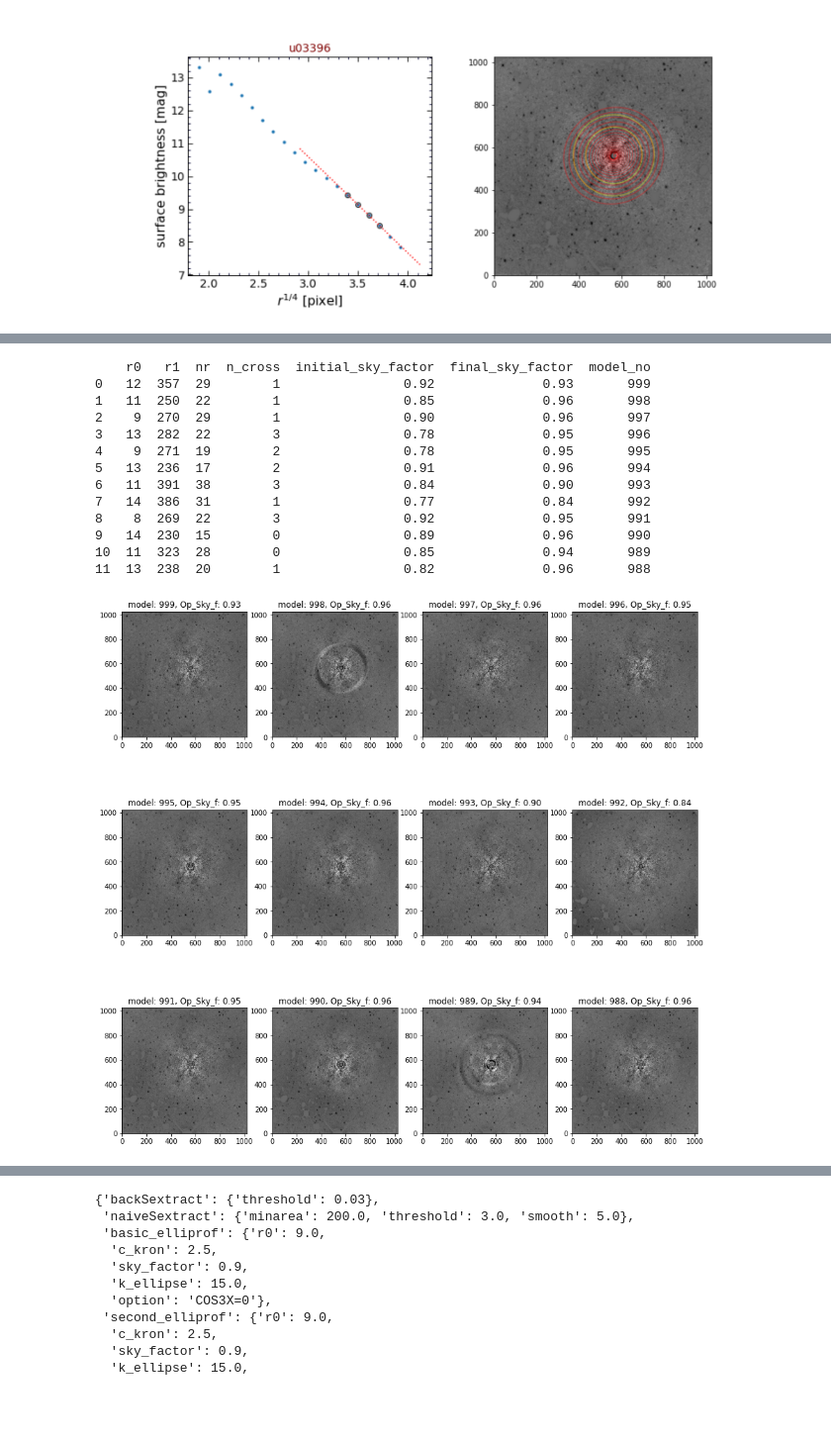
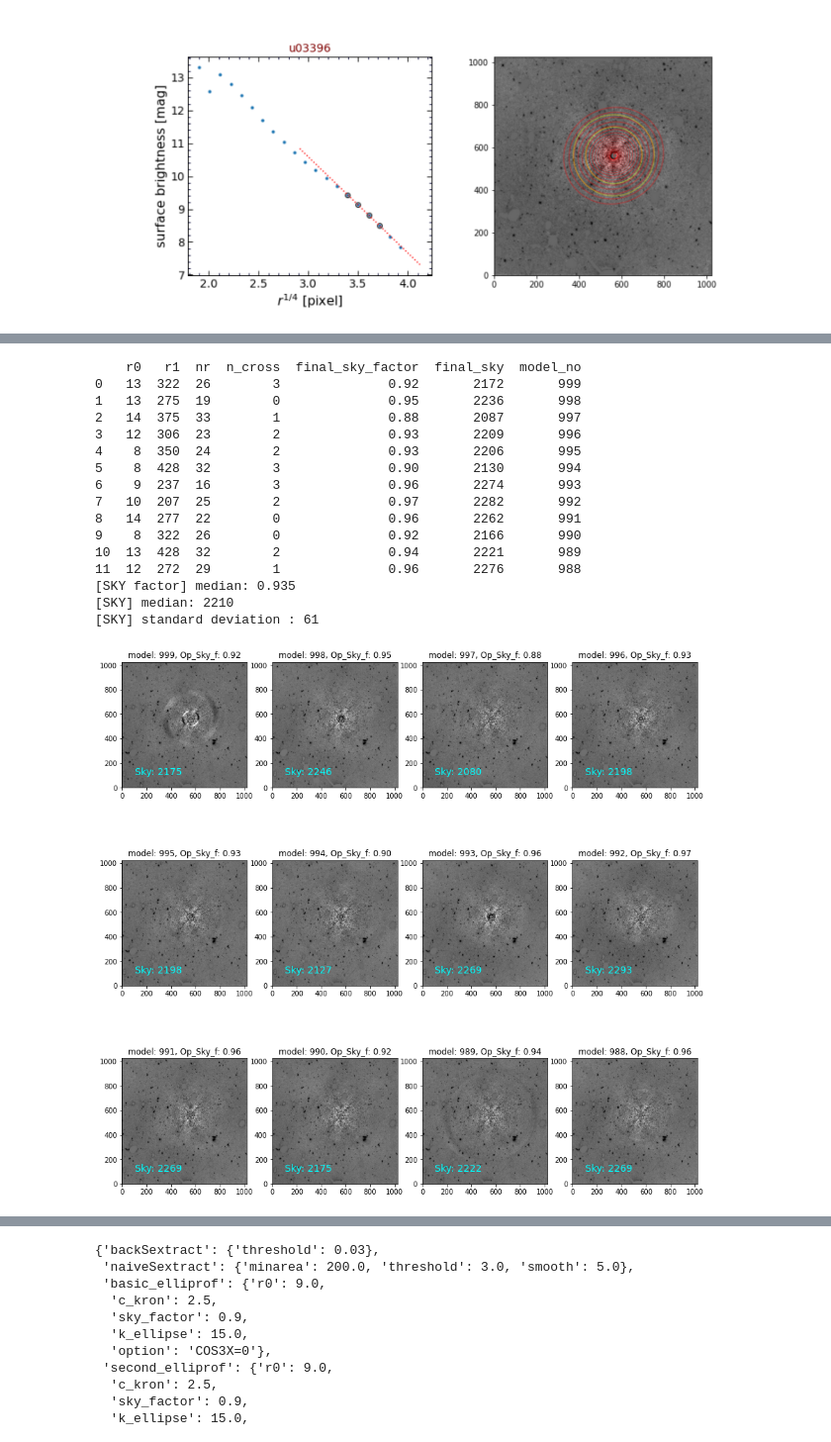
Before and after one commit to ekourkchi/old-SBF, a Jupyter notebook: notebooks/SeePlots_elliprof_function.ipynb, the cells around one changed output, grey strips where cells are left out. Shown: that part at 99% size. Saved outputs shown, nothing was run; the diff lists cells and outputs as text; code cells hidden in the pictures; blank space fills up the shorter version.

Commit message:
adding the median sky value, and related updates

```diff
--- a/notebooks/SeePlots_elliprof_function.ipynb
+++ b/notebooks/SeePlots_elliprof_function.ipynb
@@ -80,3 +80,8 @@ if exists(logFile):
 else:
     print("There is no log-file. \nPlease run elliprof to generate the log file and the relevant plots.")
     print("Elliprof notebook name: \"Run_elliprof_function.ipynb\"")
+# %%
+df_log = open_log_df(logFile)
+sky_med = float(df_log.loc["initial_sky_med"].value)
+
+df_log
@@ -157,48 +181,68 @@ if exists(csv_name):
     df = pd.read_csv(csv_name)
     for col in df.columns:
         df = df.rename(columns={col:col.strip()})
 
     n = len(df)
     nrows = n//ncols
     if n%ncols != 0: nrows += 1
 
 
     fig, axes = plt.subplots(nrows=nrows, ncols=ncols, figsize=(15,15))
 
     t = 0
     for i in range(nrows):
         for j in range(ncols):
 
             if t>=n:
                 continue
 
             ax = axes[i][j]
             model_no = df["model_no"][t]
             op_sky_f = df["final_sky_factor"][t]
 
             resid_file = objRoot+'/resid'+'.%03d'%model_no
             tv(fits_file=resid_file, ax=ax, options=plot_scale)
 
             ax.set_title("model: %d, Op_Sky_f: %.2f"%(model_no, op_sky_f))
 
+            Ylm = ax.get_ylim() ; Xlm = ax.get_xlim()
+            x0 = 0.9*Xlm[0]+0.1*Xlm[1]
+            y0 = 0.9*Ylm[0]+0.1*Ylm[1]
+            ax.text(x0, y0, "Sky: %d"%np.round(sky_med*op_sky_f), color="cyan", fontsize=14)
+
             t+=1
 
-    print(df[["r0", "r1", "nr", "n_cross", "initial_sky_factor", "final_sky_factor", "model_no"]])
+    print(df[["r0", "r1", "nr", "n_cross"]
+             +[x for x in df.columns if 'final' in x]
+             +["model_no"]])
+
+    final_sky_factors = df["final_sky_factor"].values
+
+    med_sky_factor = np.median(final_sky_factors)
+    med_sky = np.round(np.median(final_sky_factors)*sky_med)
+    std_sky = np.std(final_sky_factors*sky_med)
+
+    print("[SKY factor] median: %.3f"%med_sky_factor)
+    print("[SKY] median: %.d"%med_sky)
+    print("[SKY] standard deviation : %d"%std_sky)
 # %% [output]
-    r0   r1  nr  n_cross  initial_sky_factor  final_sky_factor  model_no
-0   12  357  29        1                0.92              0.93       999
-1   11  250  22        1                0.85              0.96       998
-2    9  270  29        1                0.90              0.96       997
-3   13  282  22        3                0.78              0.95       996
-4    9  271  19        2                0.78              0.95       995
-5   13  236  17        2                0.91              0.96       994
-6   11  391  38        3                0.84              0.90       993
-7   14  386  31        1                0.77              0.84       992
-8    8  269  22        3                0.92              0.95       991
-9   14  230  15        0                0.89              0.96       990
-10  11  323  28        0                0.85              0.94       989
-11  13  238  20        1                0.82              0.96       988
+    r0   r1  nr  n_cross  final_sky_factor  final_sky  model_no
+0   13  322  26        3              0.92       2172       999
+1   13  275  19        0              0.95       2236       998
+2   14  375  33        1              0.88       2087       997
+3   12  306  23        2              0.93       2209       996
+4    8  350  24        2              0.93       2206       995
+5    8  428  32        3              0.90       2130       994
+6    9  237  16        3              0.96       2274       993
+7   10  207  25        2              0.97       2282       992
+8   14  277  22        0              0.96       2262       991
+9    8  322  26        0              0.92       2166       990
+10  13  428  32        2              0.94       2221       989
+11  12  272  29        1              0.96       2276       988
+[SKY factor] median: 0.935
+[SKY] median: 2210
+[SKY] standard deviation : 61
-[figure, old version]
+[figure, new version]
 # %%
 df
 # %% [output]
```
Also changed, not shown: parts of 4 cells of this notebook, 3 other files.
